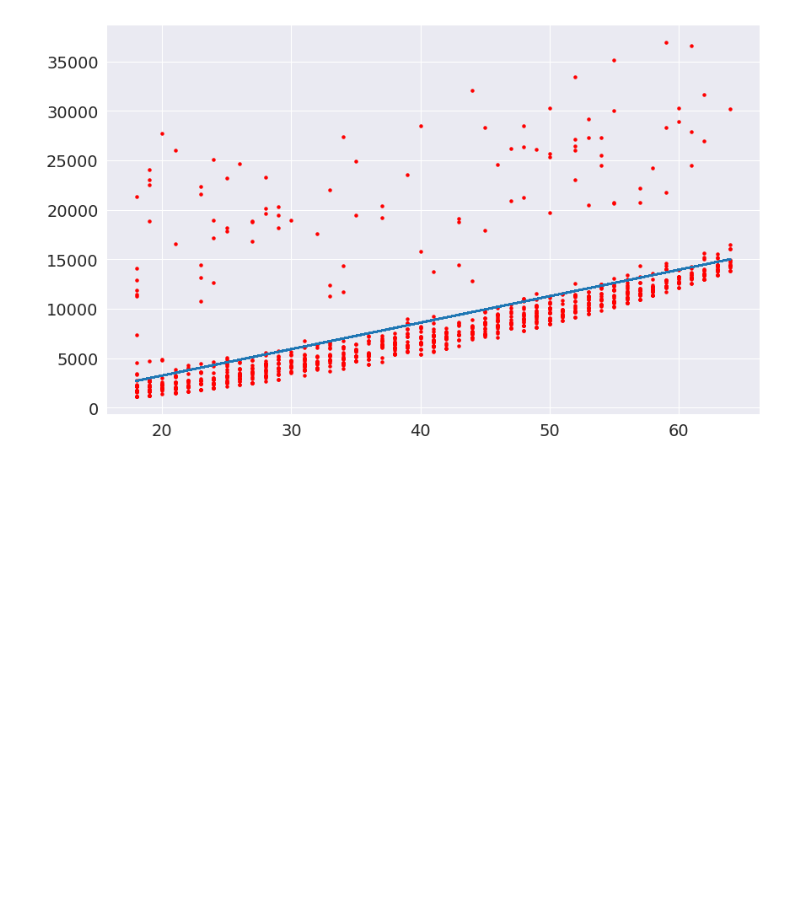
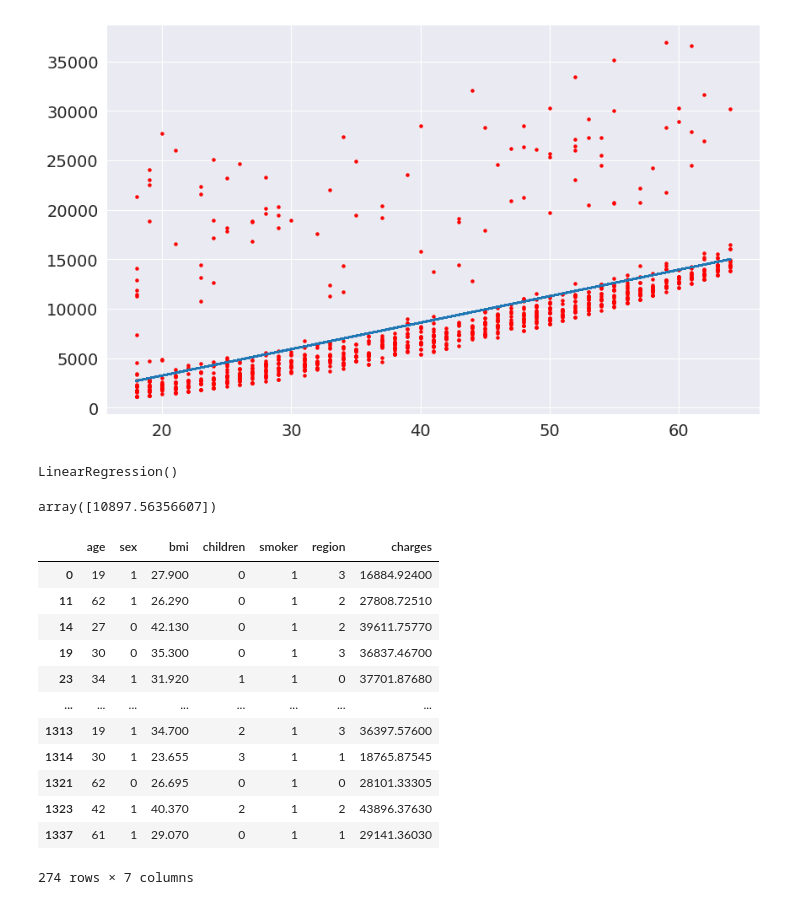
Before and after one commit to SonatonKumar/Python_project, a Jupyter notebook: prediction_of_health_insurance.ipynb, the cells around one changed output. Cells and saved outputs as stored; diff of their text form; code cells hidden in the pictures; blank space fills up the shorter version.

```diff
--- a/prediction_of_health_insurance.ipynb
+++ b/prediction_of_health_insurance.ipynb
@@ -317,3 +318,30 @@ try_params(a,b)
 # %% [output]
 rmse=4662.505766636395
 [figure]
+# %%
+inp=numeric_df[['age']]
+tar=numeric_df['charges']
+model.fit(inp,tar)
+# %% [output]
+LinearRegression()
+# %%
+model.predict(pd.DataFrame([[30]], columns=['age']))
+# %% [output]
+array([10897.56356607])
+# %%
+smoker_df=numeric_df[numeric_df.smoker==1]
+smoker_df
+# %% [output]
+|  | age | sex | bmi | children | smoker | region | charges |
+| 0 | 19 | 1 | 27.900 | 0 | 1 | 3 | 16884.92400 |
+| 11 | 62 | 1 | 26.290 | 0 | 1 | 2 | 27808.72510 |
+| 14 | 27 | 0 | 42.130 | 0 | 1 | 2 | 39611.75770 |
+| 19 | 30 | 0 | 35.300 | 0 | 1 | 3 | 36837.46700 |
+| 23 | 34 | 1 | 31.920 | 1 | 1 | 0 | 37701.87680 |
+| ... | ... | ... | ... | ... | ... | ... | ... |
+| 1313 | 19 | 1 | 34.700 | 2 | 1 | 3 | 36397.57600 |
+| 1314 | 30 | 1 | 23.655 | 3 | 1 | 1 | 18765.87545 |
+| 1321 | 62 | 0 | 26.695 | 0 | 1 | 0 | 28101.33305 |
+| 1323 | 42 | 1 | 40.370 | 2 | 1 | 2 | 43896.37630 |
+| 1337 | 61 | 1 | 29.070 | 0 | 1 | 1 | 29141.36030 |
+274 rows × 7 columns
```
Also changed, not shown: parts of 27 cells of this notebook.
